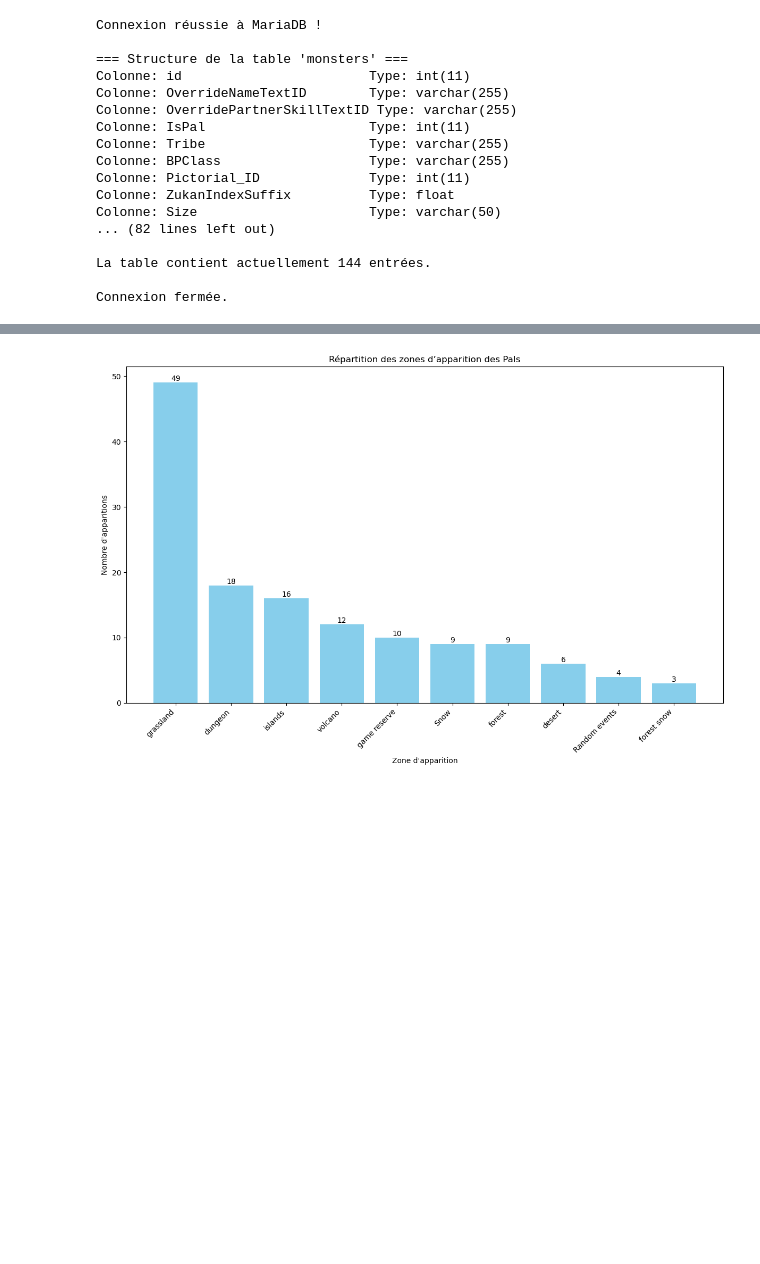
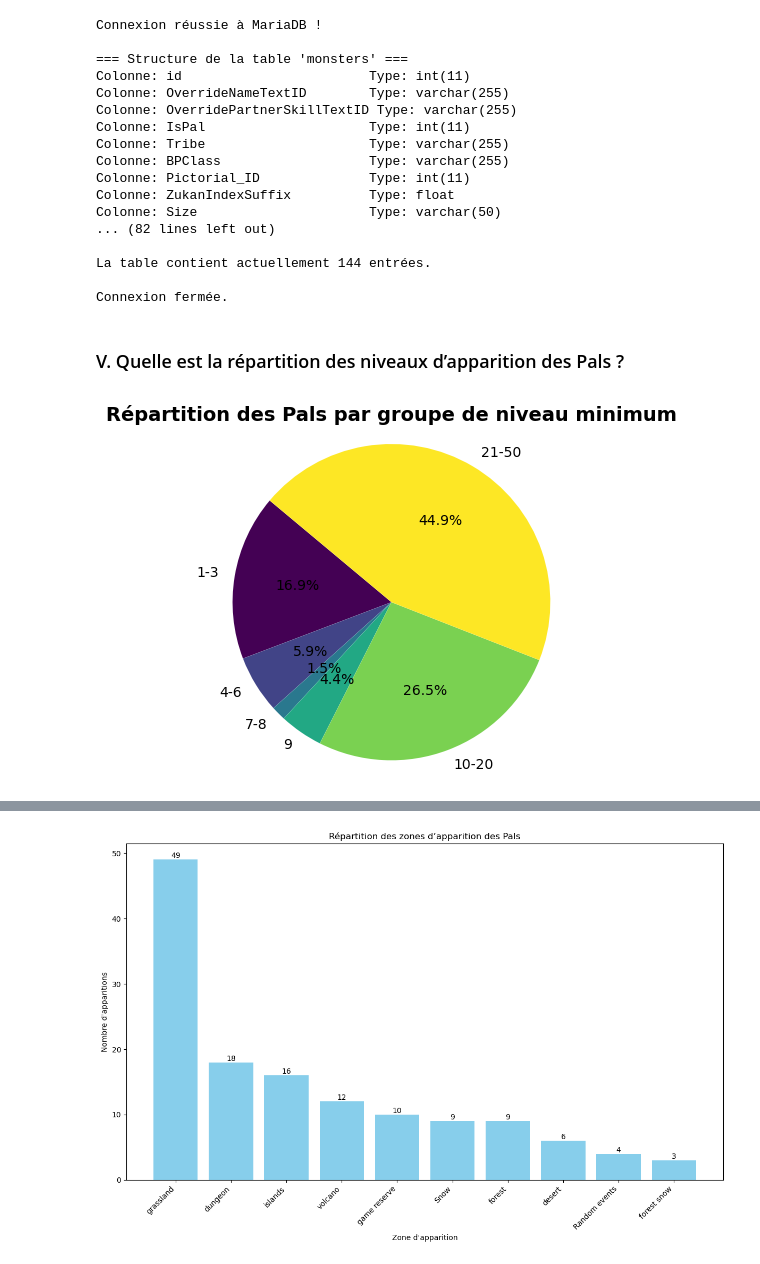
Before and after one commit to Paul-Emmanuel-Buffe/pals-analysis, a Jupyter notebook: notebooks/pals_analysis.ipynb, the cells around one changed output, grey strips where cells are left out. Drawn from its saved outputs; the diff is of its cells as text; code cells hidden in the pictures; blank space fills up the shorter version.

```diff
--- a/notebooks/pals_analysis.ipynb
+++ b/notebooks/pals_analysis.ipynb
@@ -2675,3 +2675,58 @@ Colonne: Size                      Type: varchar(50)
 La table contient actuellement 144 entrées.
 
 Connexion fermée.
+# %% [markdown]
+### V. Quelle est la répartition des niveaux d’apparition des Pals ?
+# %%
+# === Connexion à MariaDB via SQLAlchemy ===
+config = {
+    'user': 'root',
+    'password': 'cN06+#P34',
+    'host': 'localhost',
+    'port': 3307,
+    'database': 'palworld_database'
+}
+
+# Création de l'engine SQLAlchemy
+engine = create_engine(
+    f"mariadb+mariadbconnector://{config['user']}:{config['password']}@{config['host']}:{config['port']}/{config['database']}"
+)
+
+# === Requête SQL ===
+query = """
+SELECT minimum_level
+FROM palu_refresh_level
+WHERE minimum_level IS NOT NULL;
+"""
+
+# === Lecture des données ===
+df = pd.read_sql(query, engine)
+
+# === Définition des tranches personnalisées ===
+bins = [0, 3, 6, 8, 9, 20, 50]
+labels = ['1-3', '4-6', '7-8', '9', '10-20', '21-50']
+
+# Découpage des niveaux minimum en catégories
+df['level_group'] = pd.cut(df['minimum_level'], bins=bins, labels=labels, right=True)
+
+# Comptage des valeurs par groupe
+group_counts = df['level_group'].value_counts().sort_index()
+
+# === Affichage du camembert ===
+plt.figure(figsize=(4, 4))
+plt.pie(
+    group_counts,
+    labels=group_counts.index,
+    autopct='%1.1f%%',
+    startangle=140,
+    colors=plt.cm.viridis(np.linspace(0, 1, len(group_counts)))
+)
+plt.title("Répartition des Pals par groupe de niveau minimum", fontsize=14, weight='bold')
+plt.axis('equal')
+plt.tight_layout()
+plt.show()
+
+# === Fermeture propre ===
+engine.dispose()
+# %% [output]
+[figure, added]
```
Also changed, not shown: parts of 6 cells of this notebook.
